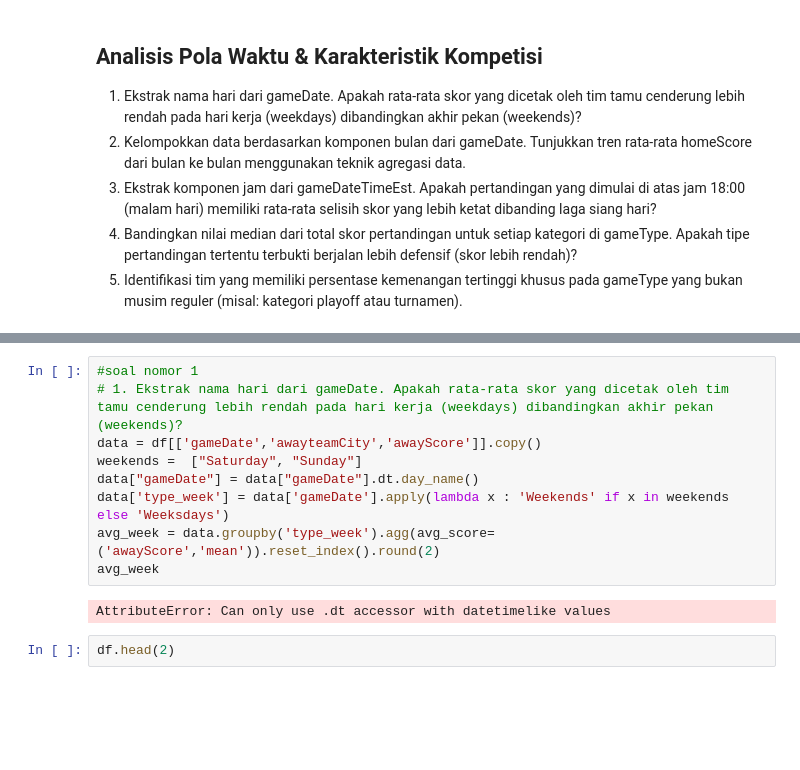
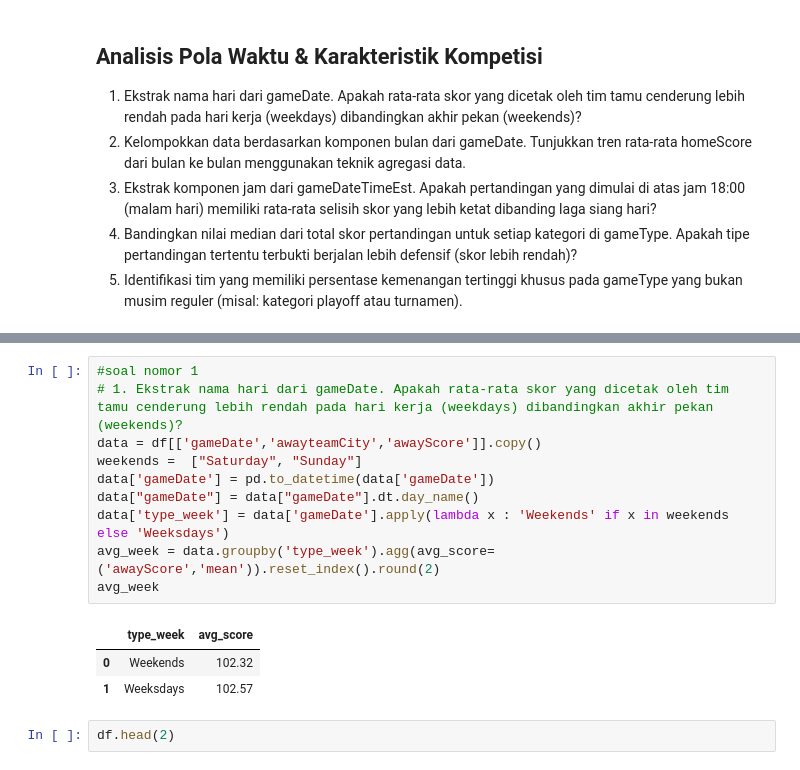
Before and after one commit to HafidzAfrieno/Project-Data-Analyst-Part-1, a Jupyter notebook: nba_player_analyst.ipynb, the cells around one changed output, grey strips where cells are left out. Cells and saved outputs as stored; diff of their text form; blank space fills up the shorter version.

```diff
--- a/nba_player_analyst.ipynb
+++ b/nba_player_analyst.ipynb
@@ -413,14 +413,17 @@ df.head(2)
 # %%
 #soal nomor 1
 # 1. Ekstrak nama hari dari gameDate. Apakah rata-rata skor yang dicetak oleh tim tamu cenderung lebih rendah pada hari kerja (weekdays) dibandingkan akhir pekan (weekends)?
 data = df[['gameDate','awayteamCity','awayScore']].copy()
 weekends =  ["Saturday", "Sunday"]
+data['gameDate'] = pd.to_datetime(data['gameDate'])
 data["gameDate"] = data["gameDate"].dt.day_name()
 data['type_week'] = data['gameDate'].apply(lambda x : 'Weekends' if x in weekends else 'Weeksdays')
 avg_week = data.groupby('type_week').agg(avg_score=('awayScore','mean')).reset_index().round(2)
 avg_week
 # %% [output]
-AttributeError: Can only use .dt accessor with datetimelike values
+|  | type_week | avg_score |
+| 0 | Weekends | 102.32 |
+| 1 | Weeksdays | 102.57 |
 # %%
 df.head(2)
 # %% [output]
```
Also changed, not shown: parts of 5 cells of this notebook.
